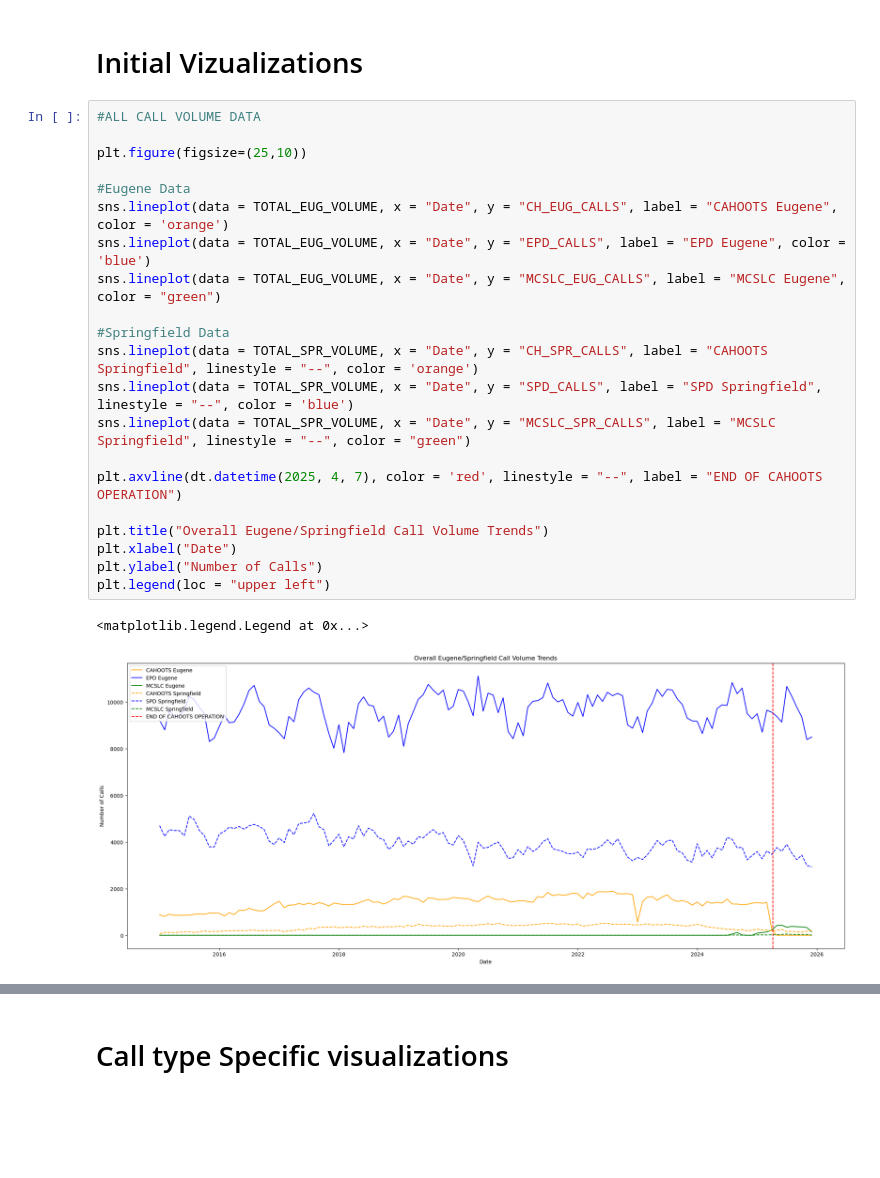
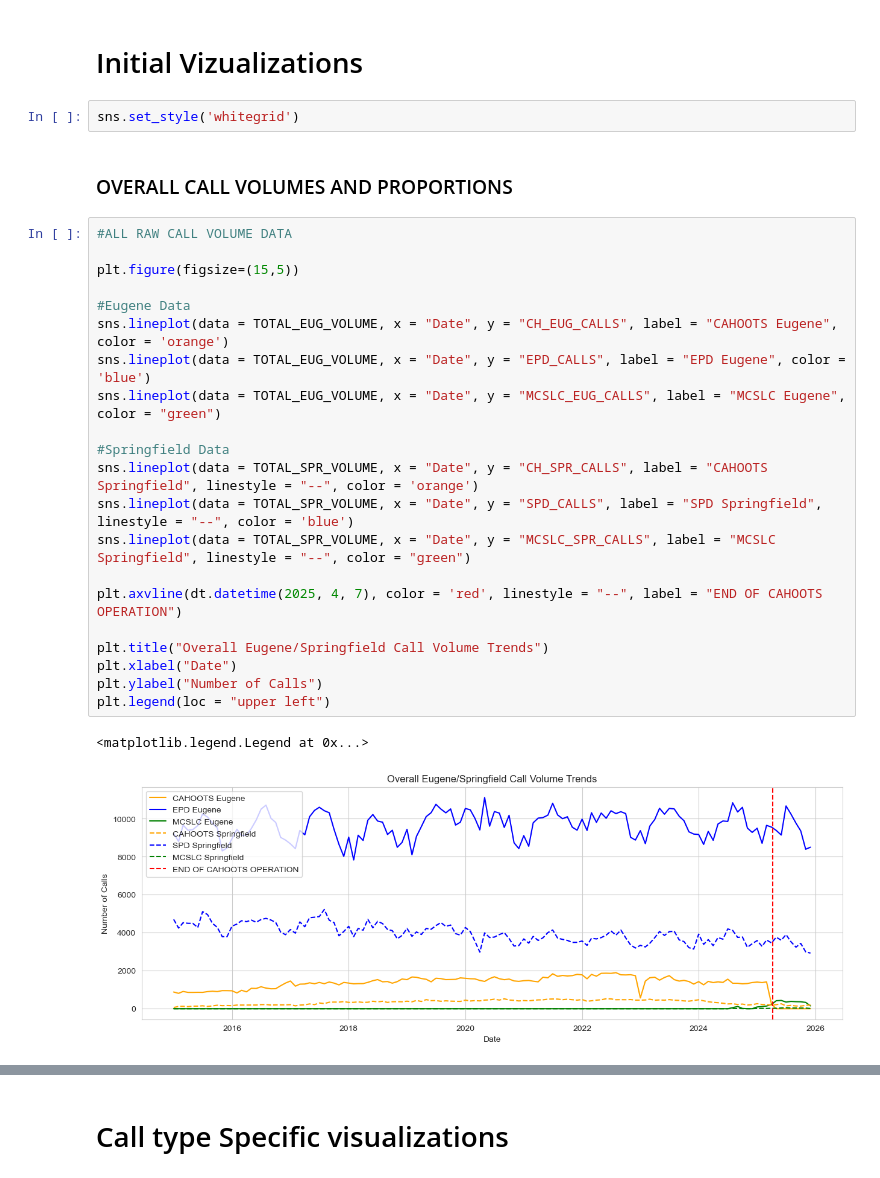
Before and after one commit to luhlig123/DataScienceInAction, a Jupyter notebook: DSCI410_Data_Processing.ipynb, the cells around one changed output, grey strips where cells are left out. Saved outputs shown, nothing was run; the diff lists cells and outputs as text; blank space fills up the shorter version.

```diff
--- a/DSCI410_Data_Processing.ipynb
+++ b/DSCI410_Data_Processing.ipynb
@@ -222,30 +275,34 @@ TOTAL_SPR_VOLUME["PROP_CAHOOTS"] = TOTAL_SPR_VOLUME["CH_SPR_CALLS"] / (TOTAL_SPR
 TOTAL_SPR_VOLUME["PROP_MCSLC"] = TOTAL_SPR_VOLUME["MCSLC_SPR_CALLS"] / (TOTAL_SPR_VOLUME["SPD_CALLS"] + TOTAL_SPR_VOLUME["CH_SPR_CALLS"] + TOTAL_SPR_VOLUME["MCSLC_SPR_CALLS"])
 # %% [markdown]
 # Initial Vizualizations
+# %%
+sns.set_style('whitegrid')
+# %% [markdown]
+### OVERALL CALL VOLUMES AND PROPORTIONS
 # %%
-#ALL CALL VOLUME DATA
+#ALL RAW CALL VOLUME DATA
 
-plt.figure(figsize=(25,10))
+plt.figure(figsize=(15,5))
 
 #Eugene Data
 sns.lineplot(data = TOTAL_EUG_VOLUME, x = "Date", y = "CH_EUG_CALLS", label = "CAHOOTS Eugene", color = 'orange')
 sns.lineplot(data = TOTAL_EUG_VOLUME, x = "Date", y = "EPD_CALLS", label = "EPD Eugene", color = 'blue')
 sns.lineplot(data = TOTAL_EUG_VOLUME, x = "Date", y = "MCSLC_EUG_CALLS", label = "MCSLC Eugene", color = "green")
 
 #Springfield Data
 sns.lineplot(data = TOTAL_SPR_VOLUME, x = "Date", y = "CH_SPR_CALLS", label = "CAHOOTS Springfield", linestyle = "--", color = 'orange')
 sns.lineplot(data = TOTAL_SPR_VOLUME, x = "Date", y = "SPD_CALLS", label = "SPD Springfield", linestyle = "--", color = 'blue')
 sns.lineplot(data = TOTAL_SPR_VOLUME, x = "Date", y = "MCSLC_SPR_CALLS", label = "MCSLC Springfield", linestyle = "--", color = "green")
 
 plt.axvline(dt.datetime(2025, 4, 7), color = 'red', linestyle = "--", label = "END OF CAHOOTS OPERATION")
 
 plt.title("Overall Eugene/Springfield Call Volume Trends")
 plt.xlabel("Date")
 plt.ylabel("Number of Calls")
 plt.legend(loc = "upper left")
 # %% [output]
 <matplotlib.legend.Legend at 0x...>
-[figure, old version]
+[figure, new version]
 # %%
 #OVERALL CALL PROPORTIONS
 
```
Also changed, not shown: parts of 23 cells of this notebook.
